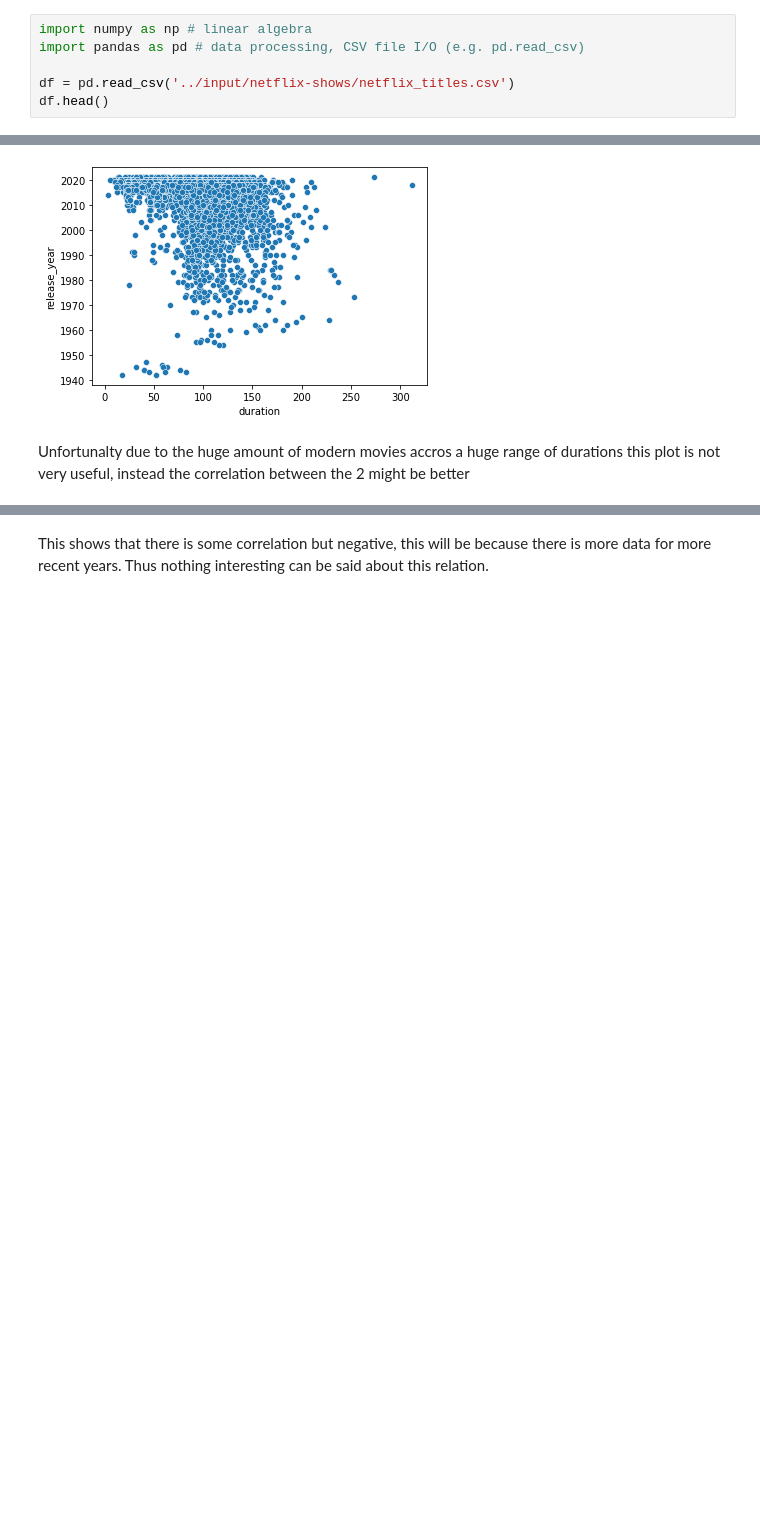
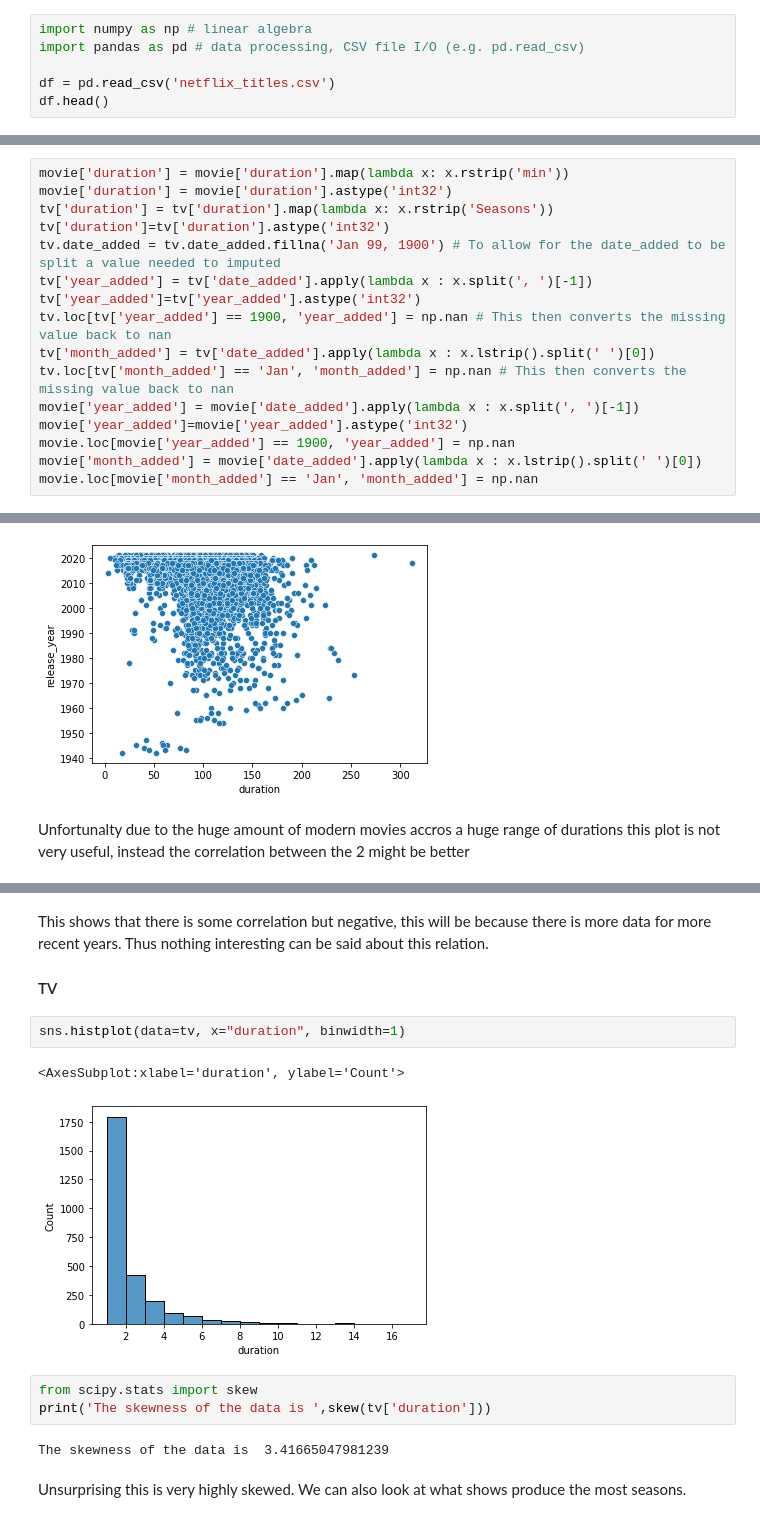
Before and after one commit to AndrewJGroves/DataSciencePortfolio, a Jupyter notebook: netflix-eda.ipynb, the cells around one changed output, grey strips where cells are left out. Cells and saved outputs as stored; diff of their text form; blank space fills up the shorter version.

```diff
--- a/netflix-eda.ipynb
+++ b/netflix-eda.ipynb
@@ -8,7 +8,7 @@ In this section I will import the data and clean it in preperation for later
 import numpy as np # linear algebra
 import pandas as pd # data processing, CSV file I/O (e.g. pd.read_csv)
 
-df = pd.read_csv('../input/netflix-shows/netflix_titles.csv')
+df = pd.read_csv('netflix_titles.csv')
 df.head()
 # %% [output]
 |  | show_id | type | title | director | cast | country | date_added | release_year | rating | duration | ... |
@@ -193,2 +143,18 @@ dtype: object
+# %%
+movie['duration'] = movie['duration'].map(lambda x: x.rstrip('min'))
+movie['duration'] = movie['duration'].astype('int32')
+tv['duration'] = tv['duration'].map(lambda x: x.rstrip('Seasons'))
+tv['duration']=tv['duration'].astype('int32')
+tv.date_added = tv.date_added.fillna('Jan 99, 1900') # To allow for the date_added to be split a value needed to imputed
+tv['year_added'] = tv['date_added'].apply(lambda x : x.split(', ')[-1])
+tv['year_added']=tv['year_added'].astype('int32')
+tv.loc[tv['year_added'] == 1900, 'year_added'] = np.nan # This then converts the missing value back to nan
+tv['month_added'] = tv['date_added'].apply(lambda x : x.lstrip().split(' ')[0])
+tv.loc[tv['month_added'] == 'Jan', 'month_added'] = np.nan # This then converts the missing value back to nan
+movie['year_added'] = movie['date_added'].apply(lambda x : x.split(', ')[-1])
+movie['year_added']=movie['year_added'].astype('int32')
+movie.loc[movie['year_added'] == 1900, 'year_added'] = np.nan
+movie['month_added'] = movie['date_added'].apply(lambda x : x.lstrip().split(' ')[0])
+movie.loc[movie['month_added'] == 'Jan', 'month_added'] = np.nan
 # %% [markdown]
 ## EDA
@@ -264,2 +228,15 @@ movie['duration'].corr(movie['release_year'])
 # %% [markdown]
 This shows that there is some correlation but negative, this will be because there is more data for more recent years. Thus nothing interesting can be said about this relation.
+#### TV
+# %%
+sns.histplot(data=tv, x="duration", binwidth=1)
+# %% [output]
+<AxesSubplot:xlabel='duration', ylabel='Count'>
+[figure, added]
+# %%
+from scipy.stats import skew
+print('The skewness of the data is ',skew(tv['duration']))
+# %% [output]
+The skewness of the data is  3.41665047981239
+# %% [markdown]
+Unsurprising this is very highly skewed. We can also look at what shows produce the most seasons.
```
Also changed, not shown: parts of 36 cells of this notebook.
